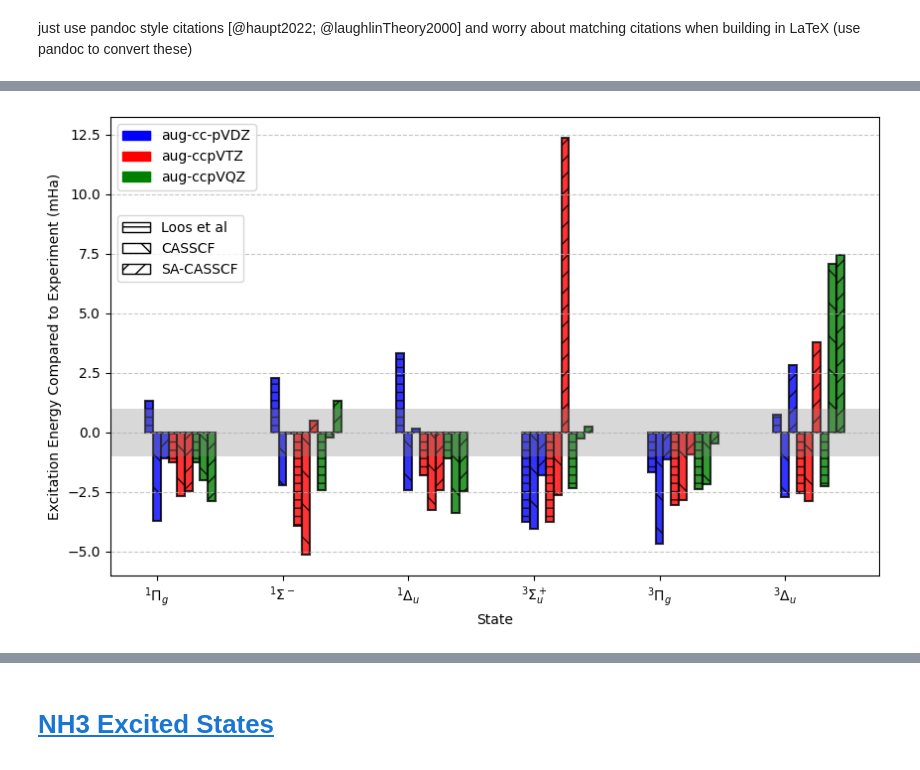
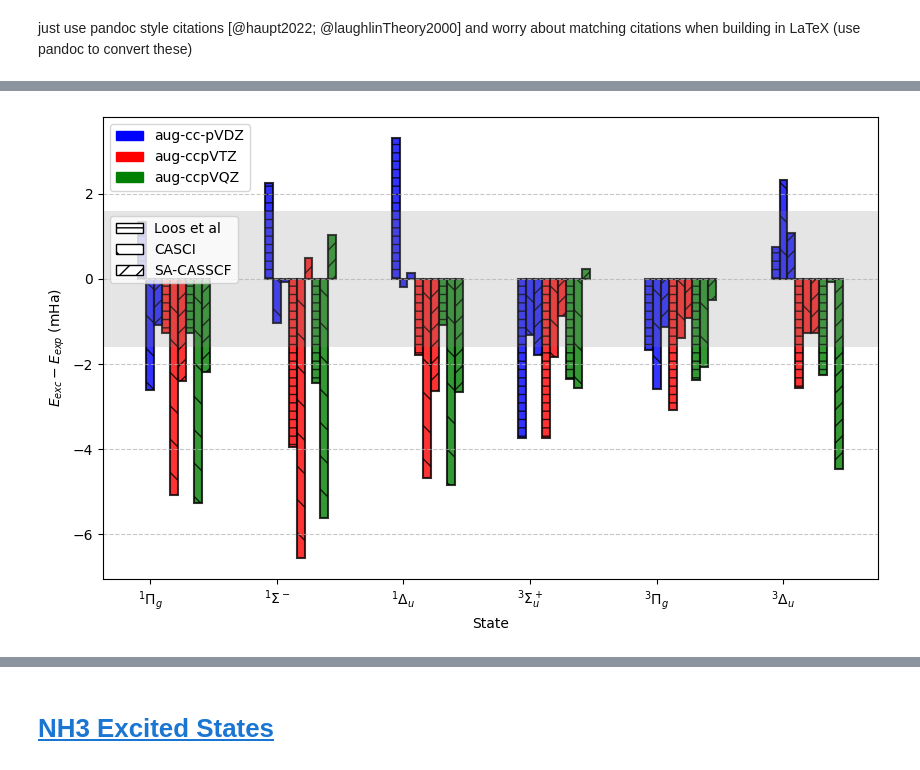
Before and after one commit to jphaupt/phdthesis_haupt, a Jupyter notebook: figures/binding/exc_calcs.ipynb, the cells around one changed output, grey strips where cells are left out. Cells and saved outputs as stored; diff of their text form; code cells hidden in the pictures.

```diff
--- a/figures/binding/exc_calcs.ipynb
+++ b/figures/binding/exc_calcs.ipynb
@@ -239,6 +239,10 @@ dfdiff_sacasscf_nominal = dfdiff_sacasscf.copy()
 for col in dfdiff_sacasscf.columns[1:]:
     dfdiff_sacasscf_nominal[col] = unumpy.nominal_values(dfdiff_sacasscf[col]) - df_exp["exp1"]
 
+dfdiff_casci_nominal = dfdiff_casci.copy()
+for col in dfdiff_casci.columns[1:]:
+    dfdiff_casci_nominal[col] = unumpy.nominal_values(dfdiff_casci[col]) - df_exp["exp1"]
+
 # Combine the dataframes for plotting
 combined_df = df_loos_nominal.merge(dfdiff_casscf_nominal, on="state", suffixes=("_loos", "_casscf")).merge(dfdiff_sacasscf_nominal, on="state", suffixes=("", "_sacasscf"))
 
@@ -279,9 +283,18 @@ Name: avqz, dtype: float64
 import numpy as np
 import matplotlib.patches as mpatches
 # Dictionary of DataFrames with styles
+# dfs = {
+#     "Loos et al": (df_loos_nominal, "--", 0.8),          # Opposite diagonal hatch
+#     # "CASSCF": (dfdiff_casscf_nominal, "\\", 0.8),   # Diagonal hatch
+#     "CASCI": (dfdiff_casci_nominal, "\\", 0.8),   # Diagonal hatch
+#     "SA-CASSCF": (dfdiff_sacasscf_nominal, "//", 0.8) # Vertical hatch
+# }
+
+
 dfs = {
     "Loos et al": (df_loos_nominal, "--", 0.8),          # Opposite diagonal hatch
-    "CASSCF": (dfdiff_casscf_nominal, "\\", 0.8),   # Diagonal hatch
+    # "CASSCF": (dfdiff_casscf_nominal, "\\", 0.8),   # Diagonal hatch
+    "CASCI": (dfdiff_casci_nominal, "\\", 0.8),   # Diagonal hatch
     "SA-CASSCF": (dfdiff_sacasscf_nominal, "//", 0.8) # Vertical hatch
 }
 
@@ -331,11 +344,11 @@ for i, (label, (df, hatch, alpha)) in enumerate(dfs.items()):
     style_patches.append(mpatches.Patch(facecolor="white", edgecolor="black", hatch=hatch, label=f"{label}"))
 
 # Shade region between y=-1 and y=1
-ax.axhspan(-1, 1, facecolor='gray', alpha=0.3)
+ax.axhspan(-1.6, 1.6, facecolor='gray', alpha=0.2)
 
 # Customize labels
 ax.set_xlabel("State")
-ax.set_ylabel("Excitation Energy Compared to Experiment (mHa)")
+ax.set_ylabel(r"$E_{exc}-E_{exp}$ (mHa)")
 # ax.set_title("Comparison of CASSCF, LOOS, and SACASSCF")
 xtick_positions = x + (n_dfs - 1) * bar_width / 2
 ax.set_xticks(xtick_positions)
@@ -355,6 +368,7 @@ legend2 = ax.legend(handles=style_patches, loc="upper left", bbox_to_anchor=(0,
 # Add both legends to the plot
 ax.add_artist(legend1)  # Keep the first legend when adding the second
 
+plt.savefig("n2_exc.pdf")
 # Show plot
 plt.show()
 
@@ -366,31 +380,31 @@ plt.show()
 # # Create figure
 # plt.figure(figsize=(10, 6))
 
 # # Plot each DataFrame with different hatch styles
 # for i, (label, (df, hatch, alpha)) in enumerate(dfs.items()):
 #     for j, col in enumerate(df.columns):
 #         if col != "state":  # Skip the key column
 #             plt.bar(
 #                 x + (j * n_dfs + i) * bar_width / len(df.columns),  # Adjust x position for grouping
 #                 df[col],
 #                 width=bar_width / len(df.columns),  # Adjust bar width for grouped layout
 #                 color=colors[col], alpha=alpha,
 #                 label=f"{basis_names[col]}" if i == 0 else "",  # Avoid duplicate legend entries
 #                 hatch=hatch, edgecolor="black"
 #             )
 
 # # Shade region between y=-1 and y=1
 # plt.axhspan(-1.6, 1.6, facecolor='gray', alpha=0.2)
 
 # # Customize labels
 # plt.xlabel("State")
 # plt.ylabel("Values")
 # plt.title("Comparison of CASSCF, LOOS, and SACASSCF")
 # plt.xticks(x + (n_dfs - 1) * bar_width / 2, dfdiff_casscf_nominal["state"])  # Center x-ticks
 # plt.legend()
 # # plt.grid(axis="y", linestyle="--", alpha=0.7)
 
 # # Show plot
 # plt.show()
 # %% [output]
-[figure, old version]
+[figure, new version]
```
Also changed, not shown: parts of 6 cells of this notebook, 6 other files.
